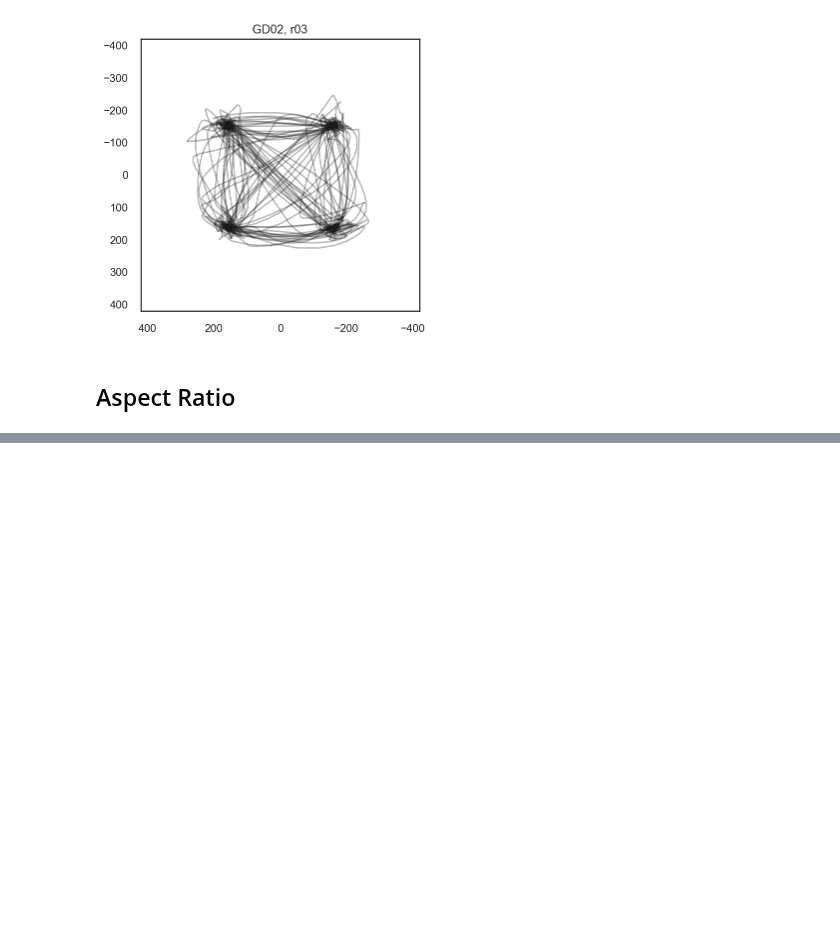
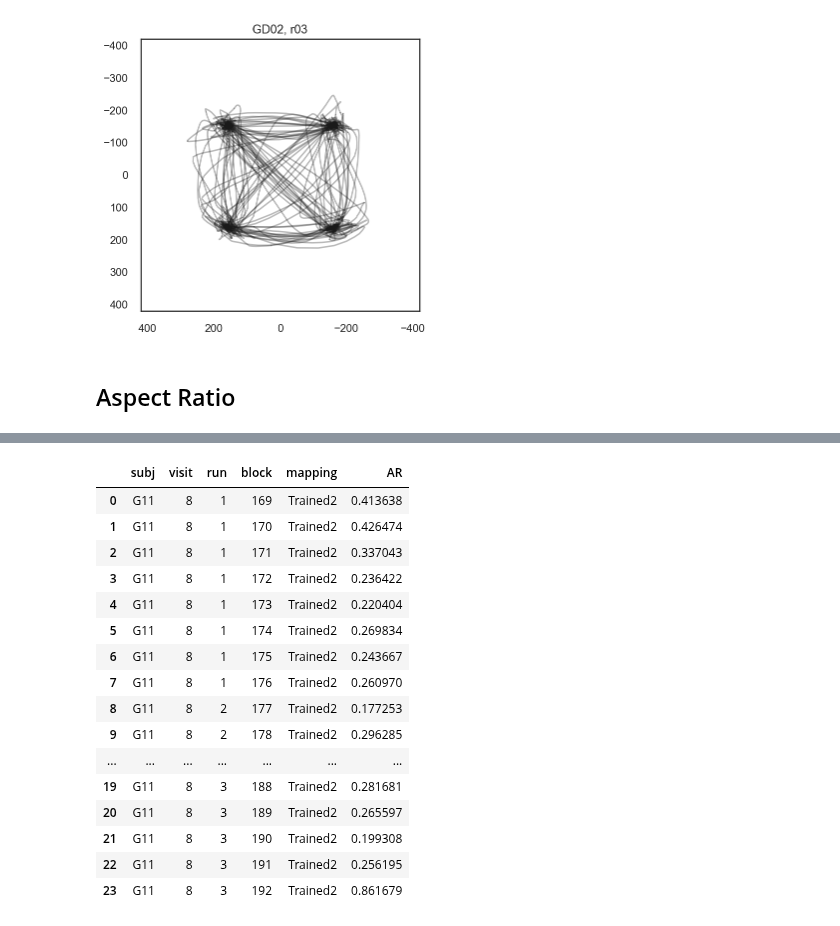
Before and after one commit to psb629/labs, a Jupyter notebook: GD/scrpits/notebook/Behavior_analysis.ipynb, the cells around one changed output, grey strips where cells are left out. Cells and saved outputs as stored; diff of their text form; code cells hidden in the pictures; blank space fills up the shorter version.

```diff
--- a/GD/scrpits/notebook/Behavior_analysis.ipynb
+++ b/GD/scrpits/notebook/Behavior_analysis.ipynb
@@ -606,23 +607,25 @@ for i in range(3):
 # %% [markdown]
 ## Aspect Ratio
 # %%
-da = pd.DataFrame(columns=['subj','visit','run','block','mapping','AR','idx','path','new_idx'])
+## make dataframe of group GD which represent their aspect ratio
+dGD = pd.DataFrame(columns=['subj','visit','run','block','mapping','AR'])
 for subj in subj_list_GD:
     AR = calc_AR(subj)
     for i,rs in enumerate(runs):
+        r = i+1
         for j,bs in enumerate(blocks):
-            b = i*8+j
-            da = da.append(
+            if r<4:
+                b = i*8+j+1
+            else:
+                b = (i-3)*8+j+1
+            dGD = dGD.append(
                 {
                     'subj':subj[0]+subj[2:],
                     'visit':8,
-                    'run':j+1,
-                    'block':b,
-                    'mapping':'Practiced' if b<24 else 'Unpracticed',
-                    'AR':AR[b],
-                    'idx':np.nan,
-                    'path':np.nan,
-                    'new_idx':2003.5+12*(b+1)
+                    'run':r,
+                    'block':b+168,
+                    'mapping':'Practiced' if r<4 else 'Unpracticed',
+                    'AR':AR[b]
                 },
                 ignore_index=True
             )
@@ -687,0 +662,22 @@ px.line(db_mean,y=db_mean['AR'],error_y=db_SE['AR'])
+# %%
+temp = dGD
+temp['mapping'] = [a.replace('Practiced', 'Trained2').replace('Unpracticed', 'Untrained3') for a in temp['mapping']]
+temp[(temp.subj=='G11')&(temp.mapping=='Trained2')]
+# %% [output]
+|  | subj | visit | run | block | mapping | AR |
+| 0 | G11 | 8 | 1 | 169 | Trained2 | 0.413638 |
+| 1 | G11 | 8 | 1 | 170 | Trained2 | 0.426474 |
+| 2 | G11 | 8 | 1 | 171 | Trained2 | 0.337043 |
+| 3 | G11 | 8 | 1 | 172 | Trained2 | 0.236422 |
+| 4 | G11 | 8 | 1 | 173 | Trained2 | 0.220404 |
+| 5 | G11 | 8 | 1 | 174 | Trained2 | 0.269834 |
+| 6 | G11 | 8 | 1 | 175 | Trained2 | 0.243667 |
+| 7 | G11 | 8 | 1 | 176 | Trained2 | 0.260970 |
+| 8 | G11 | 8 | 2 | 177 | Trained2 | 0.177253 |
+| 9 | G11 | 8 | 2 | 178 | Trained2 | 0.296285 |
+| ... | ... | ... | ... | ... | ... | ... |
+| 19 | G11 | 8 | 3 | 188 | Trained2 | 0.281681 |
+| 20 | G11 | 8 | 3 | 189 | Trained2 | 0.265597 |
+| 21 | G11 | 8 | 3 | 190 | Trained2 | 0.199308 |
+| 22 | G11 | 8 | 3 | 191 | Trained2 | 0.256195 |
+| 23 | G11 | 8 | 3 | 192 | Trained2 | 0.861679 |
```
Also changed, not shown: parts of 14 cells of this notebook.
